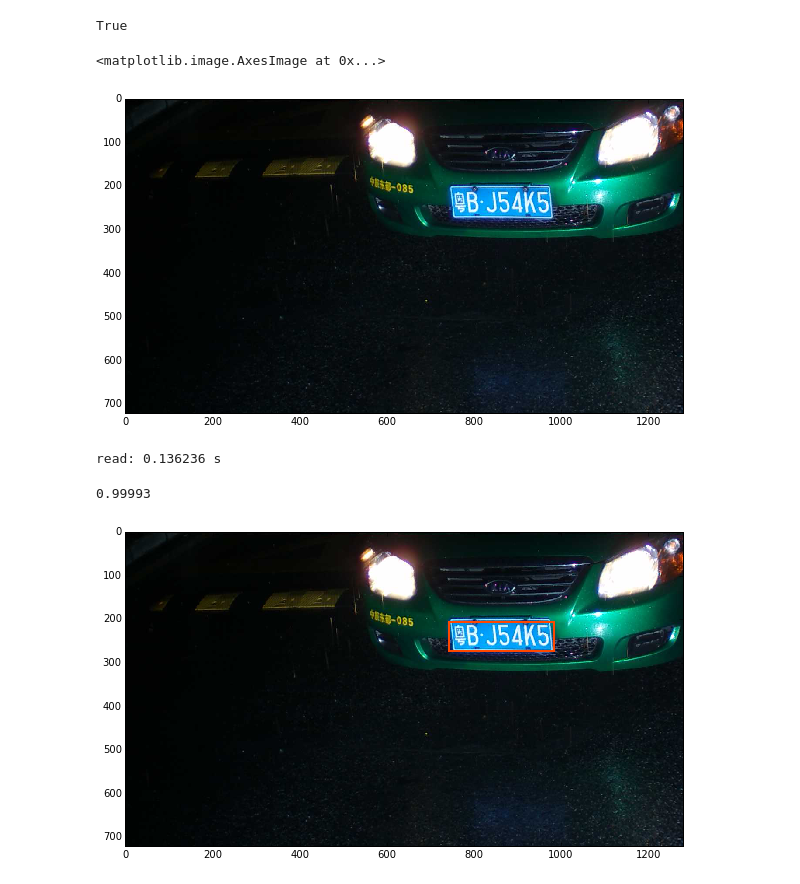
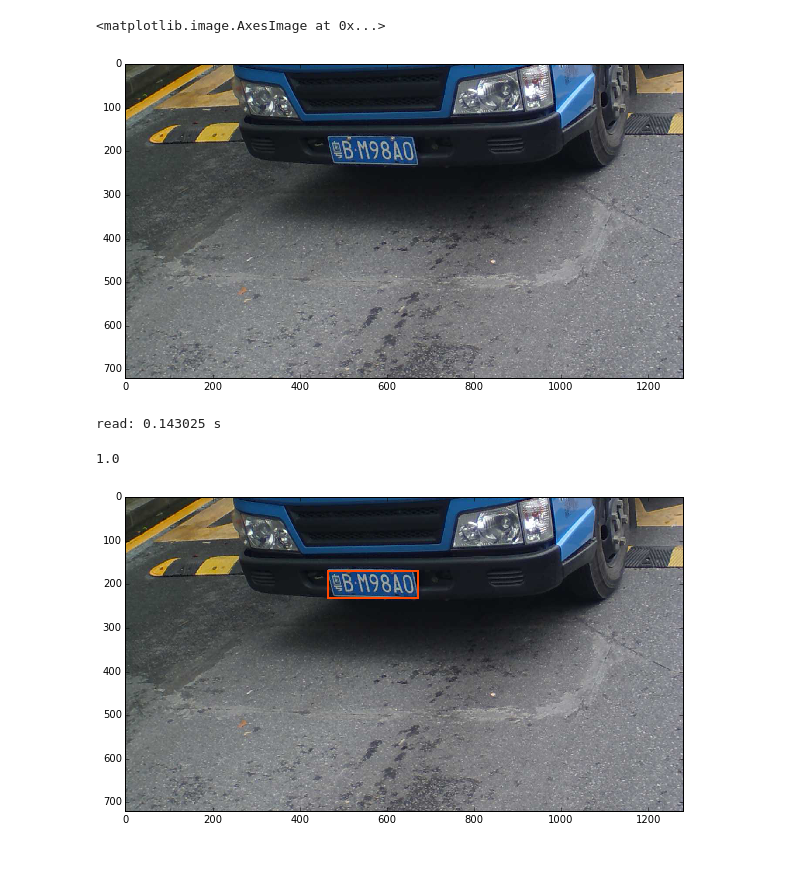
Before and after one commit to hyh21521038/ssd-plate_detection, a Jupyter notebook: ssd_plate.ipynb, the cells around one changed output. Drawn from its saved outputs; the diff is of its cells as text; code cells hidden in the pictures.

```diff
--- a/ssd_plate.ipynb
+++ b/ssd_plate.ipynb
@@ -42,8 +41,8 @@ def get_labelname(labelmap, labels):
         assert found == True
     return labelnames
 # %%
-model_def = '/home/huangyuhui/ssd/caffe/models/VGGNet/plate/SSD_300x300/deploy.prototxt'
-model_weights = '/home/huangyuhui/ssd/caffe/models/VGGNet/plate/SSD_300x300/VGG_VOC0712_SSD_300x300_iter_60000.caffemodel'
+model_def = '/home/huangyuhui/ssd-plate_detection/deploy.prototxt'
+model_weights = '/home/huangyuhui/ssd-plate_detection/VGG_VOC0712_SSD_300x300_iter_60000.caffemodel'
 
 net = caffe.Net(model_def,      # defines the structure of the model
                 model_weights,  # contains the trained weights
@@ -55,21 +54,15 @@ transformer.set_transpose('data', (2, 0, 1))
 transformer.set_mean('data', np.array([104,117,123])) # mean pixel
 transformer.set_raw_scale('data', 255)  # the reference model operates on images in [0,255] range instead of [0,1]
 transformer.set_channel_swap('data', (2,1,0))  # the reference model has channels in BGR order instead of RGB
-db = MongoClient('10.76.0.143', 27017)['plate']
-db.authenticate('plateReader', 'IamReader')
-# %% [output]
-True
 # %%
 # set net to batch size of 1
 image_resize = 300
 net.blobs['data'].reshape(1,3,image_resize,image_resize)
-temp=db.image.find_one({'_id':int(20000)})
-im_file=temp['path']
-image = caffe.io.load_image(im_file)
+image = caffe.io.load_image('/home/huangyuhui/ssd-plate_detection/2.jpg')
 plt.imshow(image)
 # %% [output]
 <matplotlib.image.AxesImage at 0x...>
-[figure, old version]
+[figure, new version]
 # %%
 transformed_image = transformer.preprocess('data', image)
 net.blobs['data'].data[...] = transformed_image
@@ -98,7 +91,7 @@ top_ymin = det_ymin[top_indices]
 top_xmax = det_xmax[top_indices]
 top_ymax = det_ymax[top_indices]
 # %% [output]
-read: 0.136236 s
+read: 0.143025 s
 # %%
 colors = plt.cm.hsv(np.linspace(0, 1, 21)).tolist()
 
@@ -120,5 +113,5 @@ for i in xrange(top_conf.shape[0]):
     currentAxis.add_patch(plt.Rectangle(*coords, fill=False, edgecolor=color, linewidth=2))
     #currentAxis.text(xmin, ymin, display_txt, bbox={'facecolor':color, 'alpha':0.5})
 # %% [output]
-0.99993
+1.0
-[figure, old version]
+[figure, new version]
```
Also changed, not shown: parts of 2 cells of this notebook, 2 other files.
